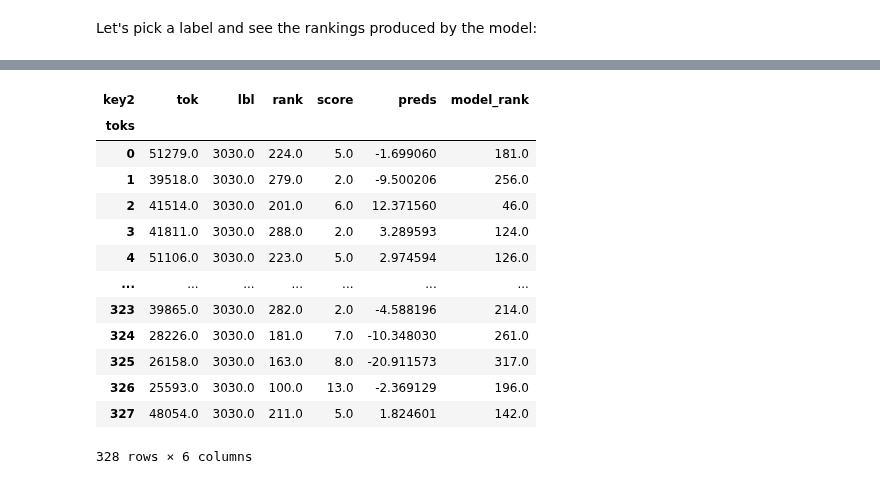
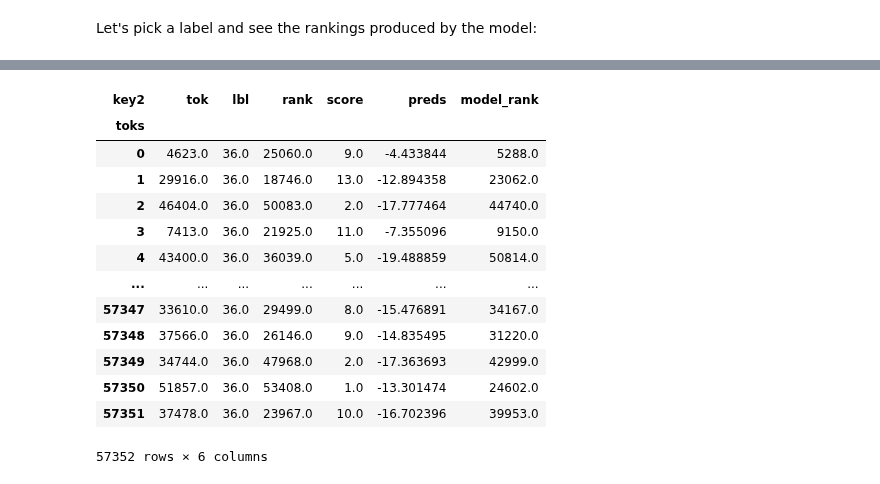
Before and after one commit to debjyotiSRoy/xcube, a Jupyter notebook: nbs/17_tutorial.train_l2r.ipynb, the cells around one changed output, grey strips where cells are left out. Saved outputs shown, nothing was run; the diff lists cells and outputs as text; code cells hidden in the pictures.

```diff
--- a/nbs/17_tutorial.train_l2r.ipynb
+++ b/nbs/17_tutorial.train_l2r.ipynb
@@ -805,4 +826,4 @@ getattrs(learner, 'grad_func', 'opt_func', 'opt', 'lr', 'loss_func')
 # %%
-learner.fit(15)
+learner.fit(5)
 # %% [output]
 [interactive output not drawn]
@@ -826,5 +853,5 @@ Better model found at epoch 2 with ndcg_at_6 value: 0.665.
 # %%
-learner = learner.load('lambdarank-tiny', device=default_device())
+learner = learner.load('ranknet-tiny', device=default_device())
 # %%
 learner.validate()
 # %% [output]
@@ -833,5 +860,5 @@ learner.validate()
 # %%
-# learner.cbs[-1].best = 0.6512
+learner.cbs[-1].best = 0.7653
 # %% [markdown]
 #### Plots
 # %% [markdown]
@@ -949,7 +948,7 @@ ic| acc.shape: torch.Size([1, 104])
 # %% [markdown]
 Let's pick a label and see the rankings produced by the model:
 # %%
-df_res, df_ndcg= learner.show_results(k=10)
+df_res, df_ndcg= learner.show_results(k=20)
 # %%
 df_ndcg.head()
 # %% [output]
@@ -980,21 +979,21 @@ df_res
 # %%
-df_lbl = df_res.loc[:, 3030]
+df_lbl = df_res.loc[:, 36]
 df_lbl
 # %% [output]
 | key2 | tok | lbl | rank | score | preds | model_rank |
 | toks |  |  |  |  |  |  |
-| 0 | 51279.0 | 3030.0 | 224.0 | 5.0 | -1.699060 | 181.0 |
-| 1 | 39518.0 | 3030.0 | 279.0 | 2.0 | -9.500206 | 256.0 |
-| 2 | 41514.0 | 3030.0 | 201.0 | 6.0 | 12.371560 | 46.0 |
-| 3 | 41811.0 | 3030.0 | 288.0 | 2.0 | 3.289593 | 124.0 |
-| 4 | 51106.0 | 3030.0 | 223.0 | 5.0 | 2.974594 | 126.0 |
+| 0 | 4623.0 | 36.0 | 25060.0 | 9.0 | -4.433844 | 5288.0 |
+| 1 | 29916.0 | 36.0 | 18746.0 | 13.0 | -12.894358 | 23062.0 |
+| 2 | 46404.0 | 36.0 | 50083.0 | 2.0 | -17.777464 | 44740.0 |
+| 3 | 7413.0 | 36.0 | 21925.0 | 11.0 | -7.355096 | 9150.0 |
+| 4 | 43400.0 | 36.0 | 36039.0 | 5.0 | -19.488859 | 50814.0 |
 | ... | ... | ... | ... | ... | ... | ... |
-| 323 | 39865.0 | 3030.0 | 282.0 | 2.0 | -4.588196 | 214.0 |
-| 324 | 28226.0 | 3030.0 | 181.0 | 7.0 | -10.348030 | 261.0 |
-| 325 | 26158.0 | 3030.0 | 163.0 | 8.0 | -20.911573 | 317.0 |
-| 326 | 25593.0 | 3030.0 | 100.0 | 13.0 | -2.369129 | 196.0 |
-| 327 | 48054.0 | 3030.0 | 211.0 | 5.0 | 1.824601 | 142.0 |
+| 57347 | 33610.0 | 36.0 | 29499.0 | 8.0 | -15.476891 | 34167.0 |
+| 57348 | 37566.0 | 36.0 | 26146.0 | 9.0 | -14.835495 | 31220.0 |
+| 57349 | 34744.0 | 36.0 | 47968.0 | 2.0 | -17.363693 | 42999.0 |
+| 57350 | 51857.0 | 36.0 | 53408.0 | 1.0 | -13.301474 | 24602.0 |
+| 57351 | 37478.0 | 36.0 | 23967.0 | 10.0 | -16.702396 | 39953.0 |
-328 rows × 6 columns
+57352 rows × 6 columns
 # %%
 df2 = df_lbl.sort_values(by='rank').head(10)
 df2
```
Also changed, not shown: parts of 45 cells of this notebook, 8 other files.
